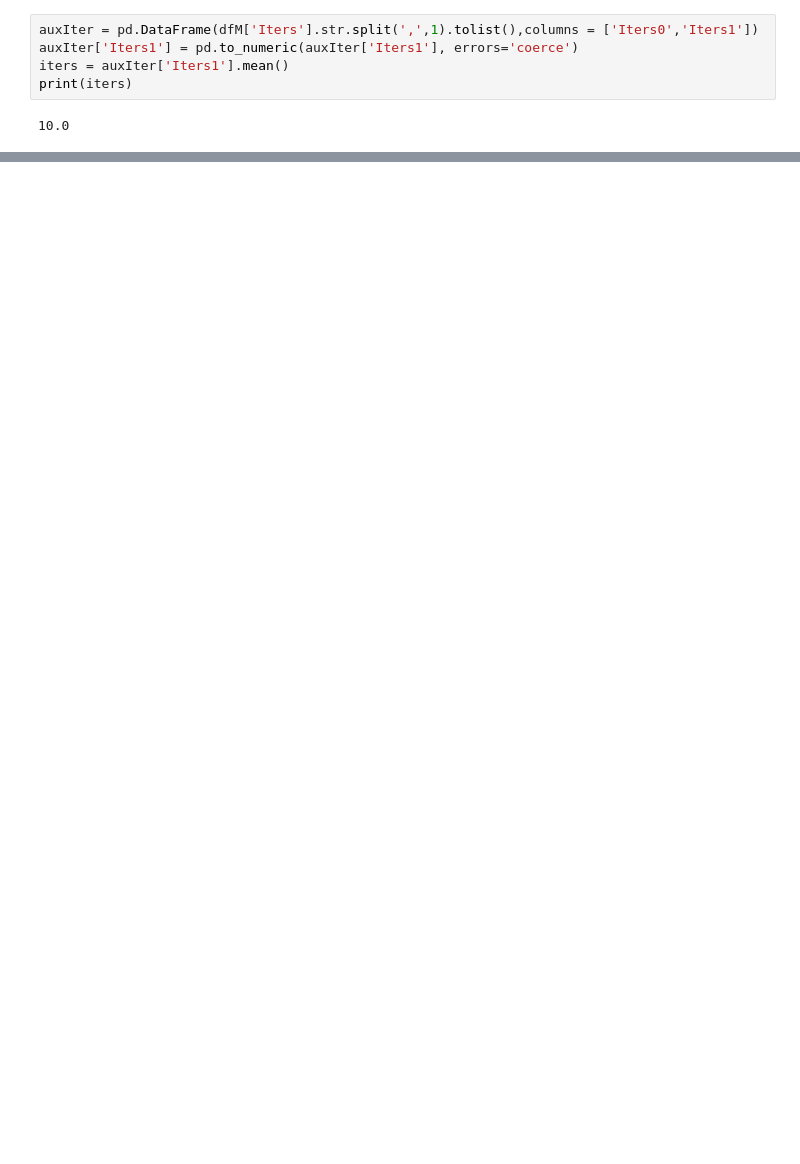
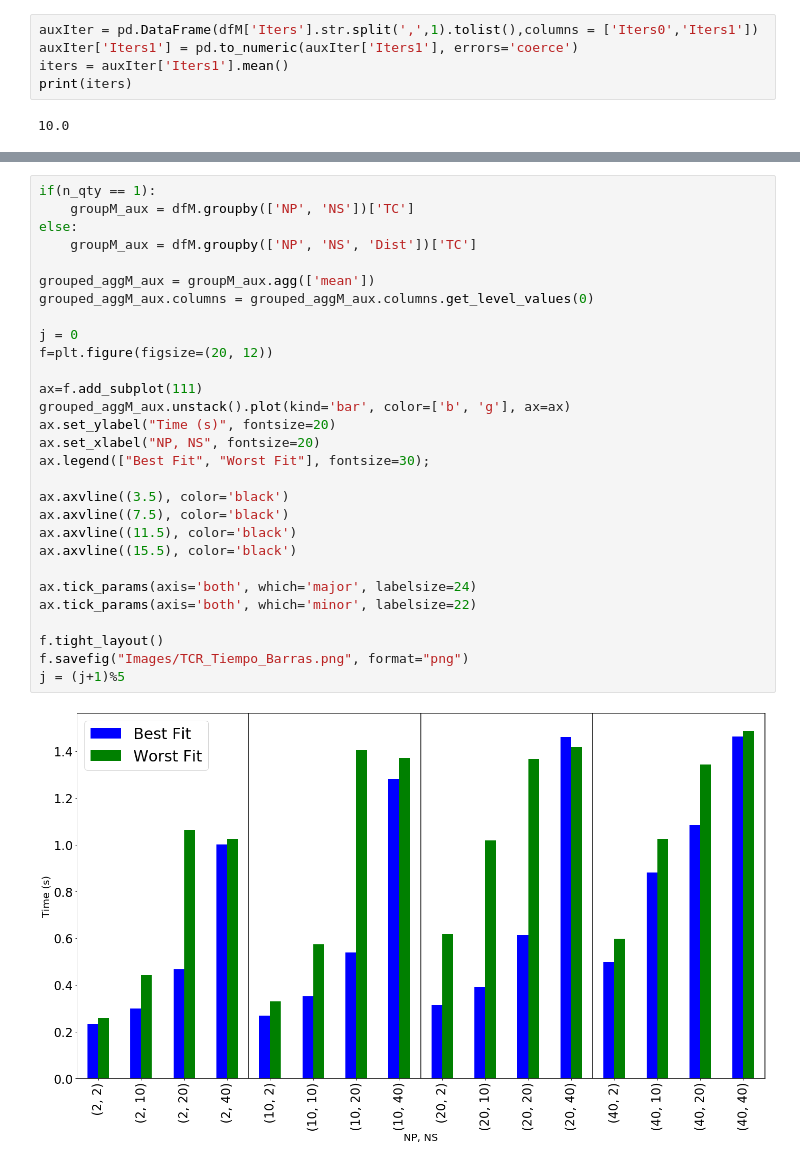
Before and after one commit to hpca-uji/Proteo, a Jupyter notebook: Analysis/analyser.ipynb, the cells around one changed output, grey strips where cells are left out. Drawn from its saved outputs; the diff is of its cells as text; blank space fills up the shorter version.

```diff
--- a/Analysis/analyser.ipynb
+++ b/Analysis/analyser.ipynb
@@ -448,0 +668,31 @@ for dist in [1,2]:
+# %%
+if(n_qty == 1):
+    groupM_aux = dfM.groupby(['NP', 'NS'])['TC']
+else:
+    groupM_aux = dfM.groupby(['NP', 'NS', 'Dist'])['TC']
+
+grouped_aggM_aux = groupM_aux.agg(['mean'])
+grouped_aggM_aux.columns = grouped_aggM_aux.columns.get_level_values(0)
+
+j = 0
+f=plt.figure(figsize=(20, 12))
+
+ax=f.add_subplot(111)
+grouped_aggM_aux.unstack().plot(kind='bar', color=['b', 'g'], ax=ax)
+ax.set_ylabel("Time (s)", fontsize=20)
+ax.set_xlabel("NP, NS", fontsize=20)
+ax.legend(["Best Fit", "Worst Fit"], fontsize=30);
+
+ax.axvline((3.5), color='black')
+ax.axvline((7.5), color='black')
+ax.axvline((11.5), color='black')
+ax.axvline((15.5), color='black')
+
+ax.tick_params(axis='both', which='major', labelsize=24)
+ax.tick_params(axis='both', which='minor', labelsize=22)
+
+f.tight_layout()
+f.savefig("Images/TCR_Tiempo_Barras.png", format="png")
+j = (j+1)%5
+# %% [output]
+[figure, added]
```
Also changed, not shown: parts of 21 cells of this notebook.
